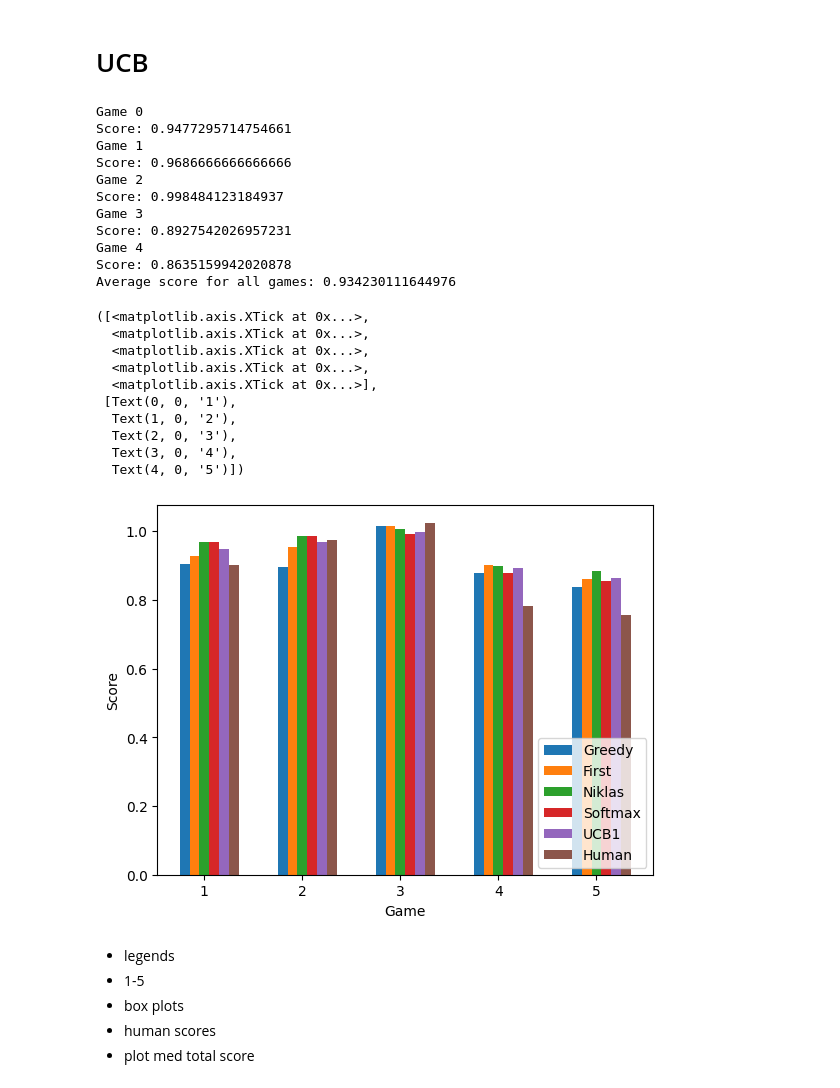
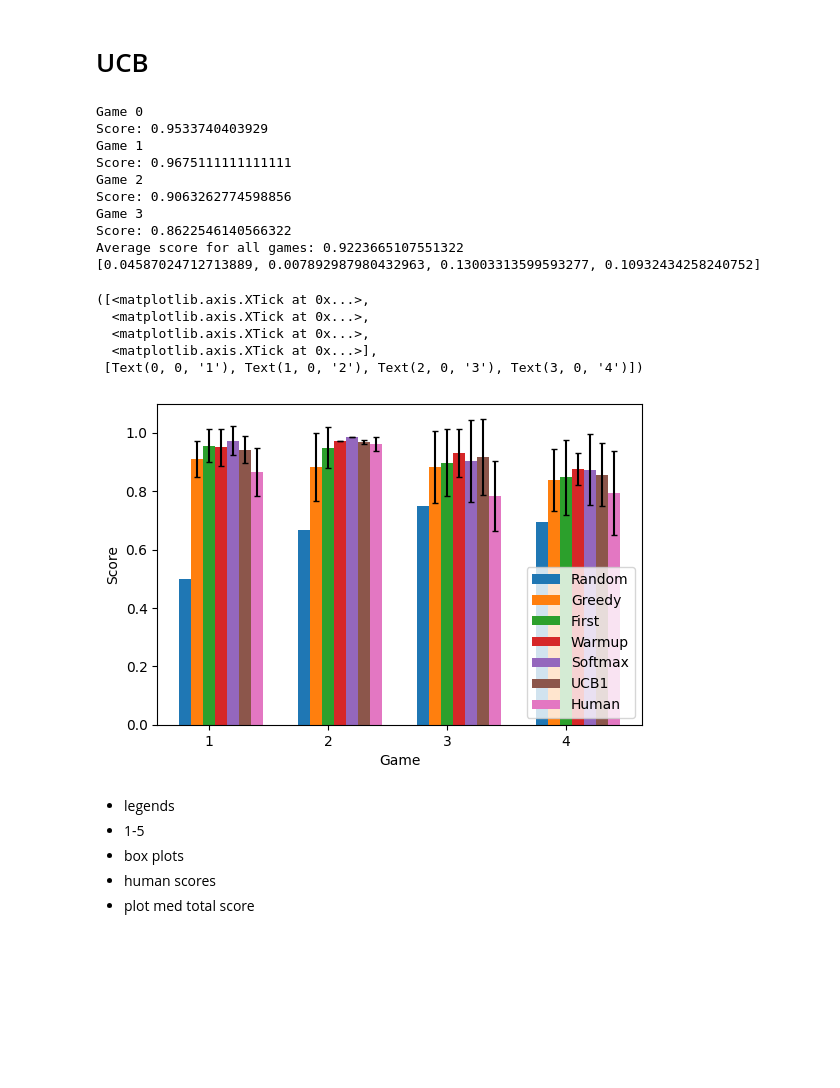
Before and after one commit to hci-gu/markovai, a Jupyter notebook: play.ipynb, the cells around one changed output. Cells and saved outputs as stored; diff of their text form; code cells hidden in the pictures; blank space fills up the shorter version.

```diff
--- a/play.ipynb
+++ b/play.ipynb
@@ -21,7 +21,7 @@ games = [
     # loadGame('riskavoidance'),
     loadGame('double1'),
     loadGame('tripple1'),
-    loadGame('tripple2'),
+    # loadGame('tripple2'),
     loadGame('tripple3'),
     loadGame('tripple4'),
 ]
@@ -152,6 +152,8 @@ def runGame(game, selectPathFunc, warmup=True, warmups=1):
   return score
 # %%
 # calculate expected best path reward
+
+atRandom = []
 
 for game in games:
     nodes = []
@@ -168,8 +170,10 @@ for game in games:
 
     expectedPathReward, pathRewardVariances
     game['expectedBest'] = 75 * max(expectedPathReward)
+    atRandom.append((sum(expectedPathReward) / len(expectedPathReward)) / max(expectedPathReward))
     print(expectedPathReward)
     print(pathRewardVariances)
+    print((sum(expectedPathReward) / len(expectedPathReward)) / max(expectedPathReward))
 
 [game['expectedBest'] for game in games]
 # %% [output]
@@ -446,67 +479,74 @@ def runUCB1Simulation(game):
         scores.append(score)
 
     avgScore = sum(scores) / len(scores)
-    return avgScore
+    # std
+    std = np.std(scores)
+    return (avgScore, std)
 # %%
 alpha = 0.999
 
 # run simulation and plot in a grid
 scores = []
+stds = []
 for i in range(0,len(games)):
     print('Game ' + str(i))
-    score = runUCB1Simulation(games[i]) / games[i]['expectedBest']
-    scores.append(score)
-    print('Score: ' + str(score))
+    (score, std) = runUCB1Simulation(games[i])
+    scores.append(score / games[i]['expectedBest'])
+    stds.append(std / games[i]['expectedBest'])
+    print('Score: ' + str(score / games[i]['expectedBest']))
 
 print('Average score for all games: ' + str(np.average(scores)))
+print(stds)
 
 results.append(scores)
+
+ucbStds = stds
 # %% [output]
 Game 0
-Score: 0.9477295714754661
+Score: 0.9533740403929
 Game 1
-Score: 0.9686666666666666
+Score: 0.9675111111111111
 Game 2
-Score: 0.998484123184937
+Score: 0.9063262774598856
 Game 3
-Score: 0.8927542026957231
-Game 4
-Score: 0.8635159942020878
-Average score for all games: 0.934230111644976
+Score: 0.8622546140566322
+Average score for all games: 0.9223665107551322
+[0.04587024712713889, 0.007892987980432963, 0.13003313599593277, 0.10932434258240752]
 # %%
 # plot results
 import matplotlib.pyplot as plt
 import numpy as np
 
 # plot results as bar chart
 # plt.figure(figsize=(10, 5))
 plt.xlabel('Game')
 plt.ylabel('Score')
+
+
+# set width to 600
+plt.gcf().set_size_inches(600/96, 400/96)
+
 # plt.bar(['Greedy', 'First', 'Niklas', 'Softmax', 'UCB1'], [np.average(results[i]) for i in range(len(results))])
-plt.bar(np.arange(5)-0.2, results[0], width=0.1)
-plt.bar(np.arange(5)-0.1, results[1], width=0.1)
-plt.bar(range(5), results[2], width=0.1)
-plt.bar(np.arange(5)+0.1, results[3], width=0.1)
-plt.bar(np.arange(5)+0.2, results[4], width=0.1)
-plt.bar(np.arange(5)+0.3, results[5], width=0.1)
+plt.bar(np.arange(4)-0.2, resultsWithHuman[0], width=0.1, capsize=2)
+plt.bar(np.arange(4)-0.1, resultsWithHuman[1], yerr=greedyStds, width=0.1, capsize=2)
+plt.bar(range(4), resultsWithHuman[2], yerr=epsilonFirstStds, width=0.1, capsize=2)
+plt.bar(np.arange(4)+0.1, resultsWithHuman[3], yerr=niklasStds, width=0.1, capsize=2)
+plt.bar(np.arange(4)+0.2, resultsWithHuman[4], yerr=softmaxStds, width=0.1, capsize=2)
+plt.bar(np.arange(4)+0.3, resultsWithHuman[5], yerr=ucbStds, width=0.1, capsize=2)
+plt.bar(np.arange(4)+0.4, resultsWithHuman[6], yerr=humanStds, width=0.1, capsize=2)
 
 # add legend
-plt.legend(['Greedy', 'First', 'Niklas', 'Softmax', 'UCB1', 'Human'], loc='lower right')
+plt.legend(['Random', 'Greedy', 'First', 'Warmup', 'Softmax', 'UCB1', 'Human'], loc='lower right')
 
 # change x label to 1 to 5
-plt.xticks(range(5), range(1,6))
+plt.xticks(range(4), range(1,5))
 # %% [output]
 ([<matplotlib.axis.XTick at 0x...>,
   <matplotlib.axis.XTick at 0x...>,
   <matplotlib.axis.XTick at 0x...>,
-  <matplotlib.axis.XTick at 0x...>,
   <matplotlib.axis.XTick at 0x...>],
- [Text(0, 0, '1'),
-  Text(1, 0, '2'),
-  Text(2, 0, '3'),
-  Text(3, 0, '4'),
-  Text(4, 0, '5')])
+ [Text(0, 0, '1'), Text(1, 0, '2'), Text(2, 0, '3'), Text(3, 0, '4')])
-[figure, old version]
+[figure, new version]
 # %% [markdown]
 - legends
 - 1-5
```
Also changed, not shown: parts of 12 cells of this notebook, 2 other files.
